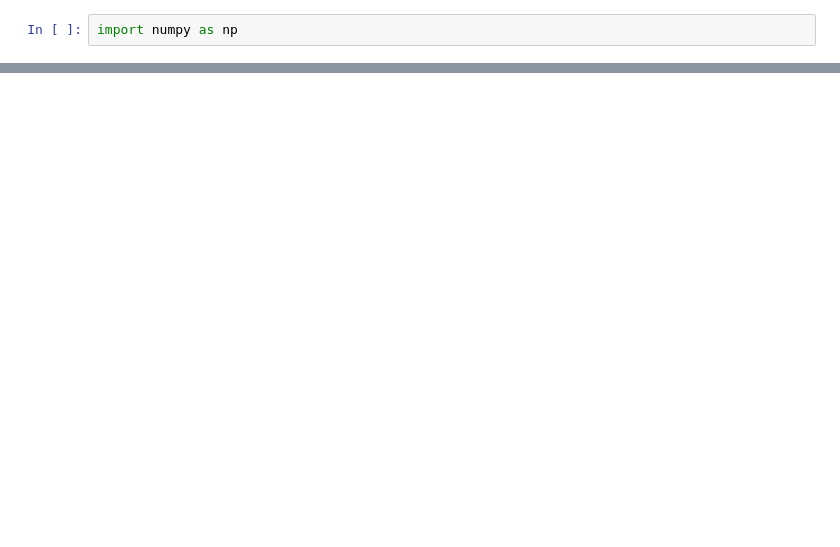
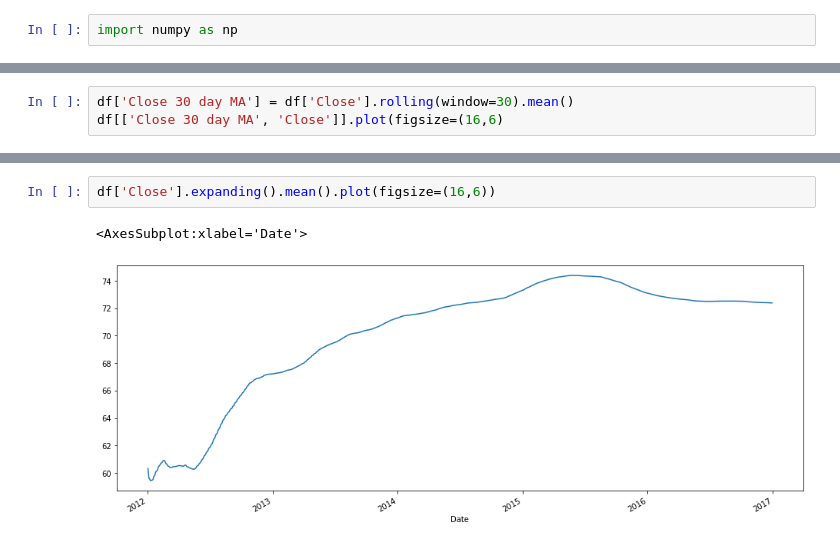
Before and after one commit to RobsonRamos/PythonForFinance, a Jupyter notebook: Untitled1.ipynb, the cells around one changed output, grey strips where cells are left out. Drawn from its saved outputs; the diff is of its cells as text; blank space fills up the shorter version.

```diff
--- a/Untitled1.ipynb
+++ b/Untitled1.ipynb
@@ -20,0 +135,3 @@ np.fi
+# %%
+df['Close 30 day MA'] = df['Close'].rolling(window=30).mean()
+df[['Close 30 day MA', 'Close']].plot(figsize=(16,6)
@@ -20,0 +140,5 @@ np.fi
+# %%
+df['Close'].expanding().mean().plot(figsize=(16,6))
+# %% [output]
+<AxesSubplot:xlabel='Date'>
+[figure, added]
```
Also changed, not shown: parts of 23 cells of this notebook, 3 other files.
